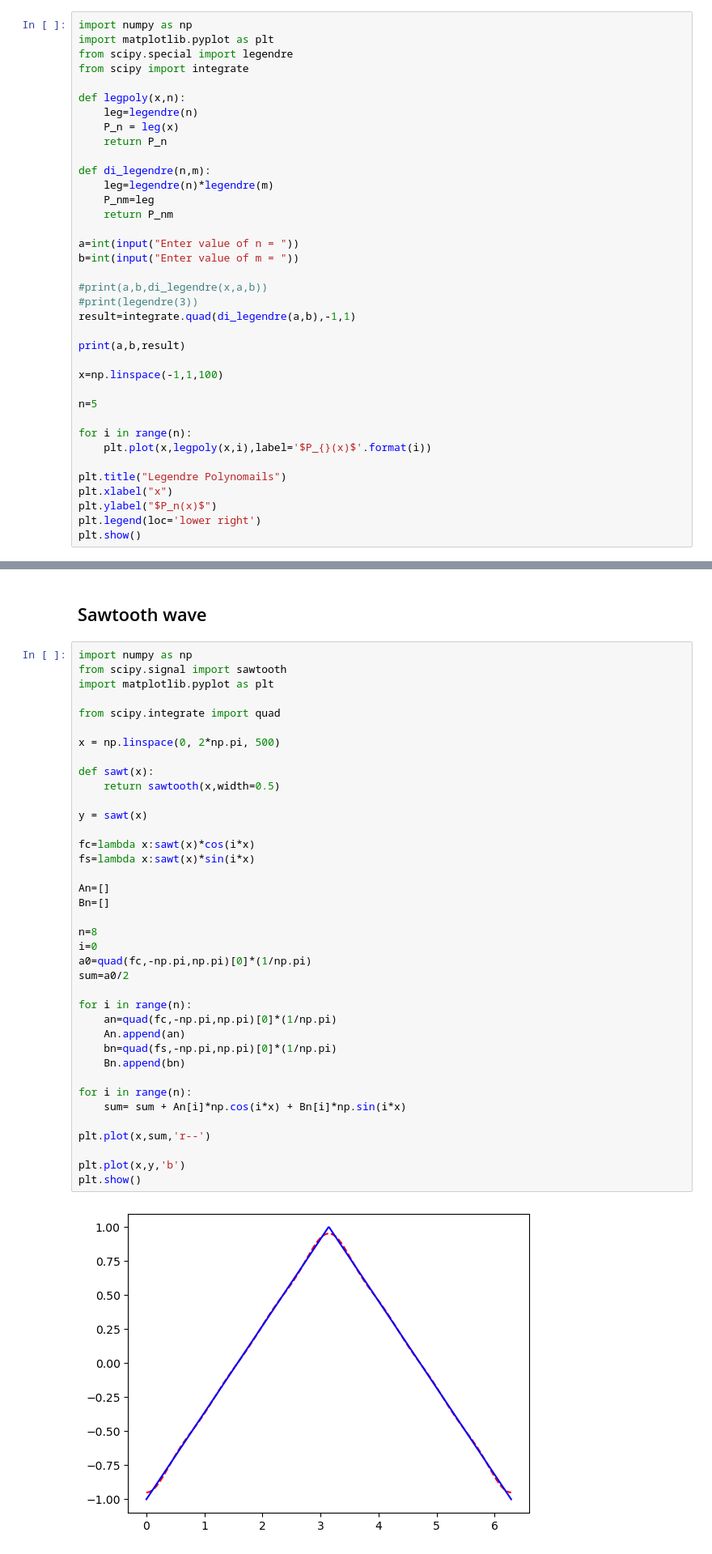
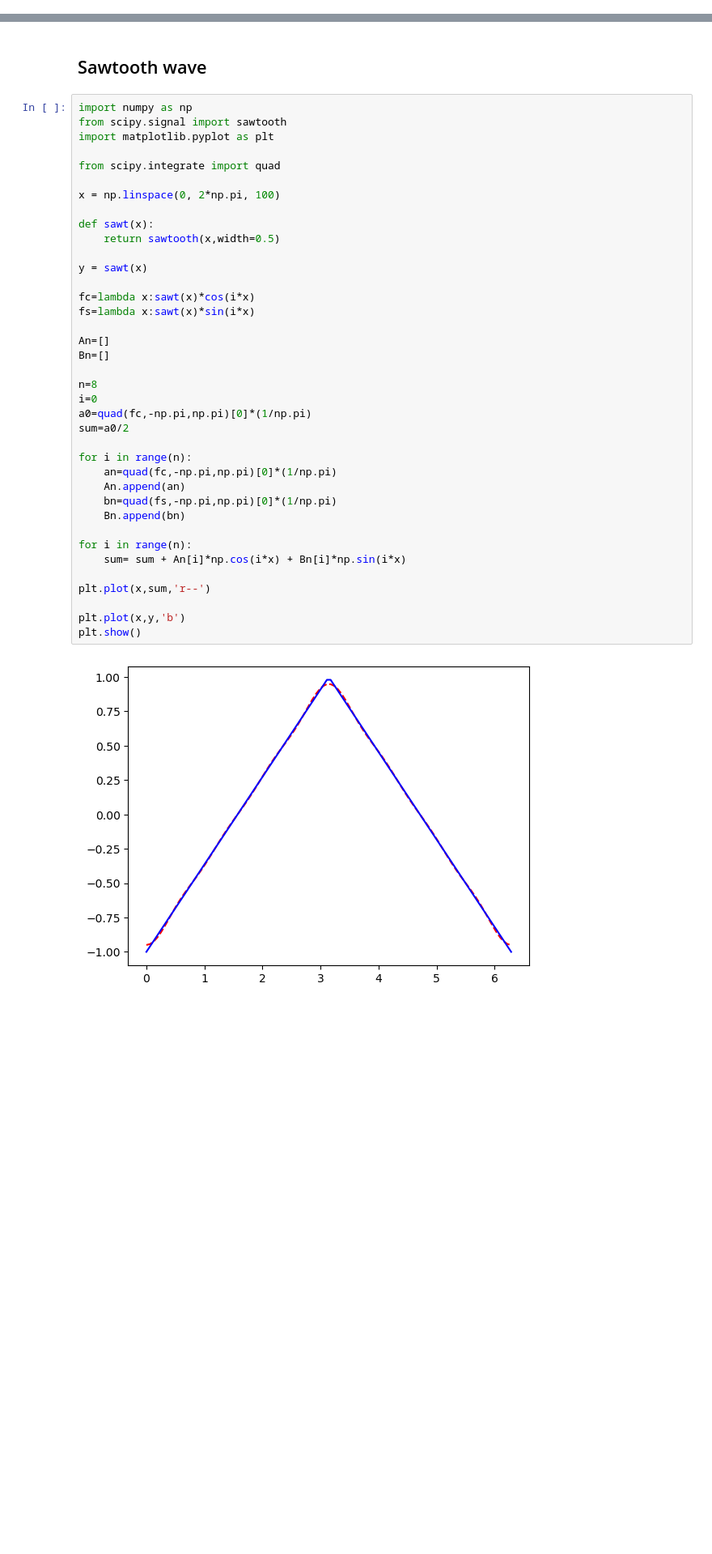
Before and after one commit to navgaur/Mathematical-Physics-III, a Jupyter notebook: Fourier.ipynb, the cells around one changed output, grey strips where cells are left out. Shown at 81% size. Cells and saved outputs as stored; diff of their text form; blank space fills up the shorter version.

```diff
--- a/Fourier.ipynb
+++ b/Fourier.ipynb
@@ -304,37 +0,0 @@ print(legen(1,1))
-# %%
-import numpy as np
-import matplotlib.pyplot as plt
-from scipy.special import legendre
-from scipy import integrate
-
-def legpoly(x,n):
-    leg=legendre(n)
-    P_n = leg(x)
-    return P_n
-
-def di_legendre(n,m):
-    leg=legendre(n)*legendre(m)
-    P_nm=leg
-    return P_nm
-
-a=int(input("Enter value of n = "))
-b=int(input("Enter value of m = "))
-
-#print(a,b,di_legendre(x,a,b))
-#print(legendre(3))
-result=integrate.quad(di_legendre(a,b),-1,1)
-
-print(a,b,result)
-
-x=np.linspace(-1,1,100)
-
-n=5
-
-for i in range(n):
-    plt.plot(x,legpoly(x,i),label='$P_{}(x)$'.format(i))
-
-plt.title("Legendre Polynomails")
-plt.xlabel("x")
-plt.ylabel("$P_n(x)$")
-plt.legend(loc='lower right')
-plt.show()
@@ -421,39 +76,39 @@ import matplotlib.pyplot as plt
 
 from scipy.integrate import quad
 
-x = np.linspace(0, 2*np.pi, 500)
+x = np.linspace(0, 2*np.pi, 100)
 
 def sawt(x):
     return sawtooth(x,width=0.5)
 
 y = sawt(x)
 
 fc=lambda x:sawt(x)*cos(i*x)
 fs=lambda x:sawt(x)*sin(i*x)
 
 An=[]
 Bn=[]
 
 n=8
 i=0
 a0=quad(fc,-np.pi,np.pi)[0]*(1/np.pi)
 sum=a0/2
 
 for i in range(n):
     an=quad(fc,-np.pi,np.pi)[0]*(1/np.pi)
     An.append(an)
     bn=quad(fs,-np.pi,np.pi)[0]*(1/np.pi)
     Bn.append(bn)
 
 for i in range(n):
     sum= sum + An[i]*np.cos(i*x) + Bn[i]*np.sin(i*x)
 
 plt.plot(x,sum,'r--')
 
 plt.plot(x,y,'b')
 plt.show()
 # %% [output]
-[figure, old version]
+[figure, new version]
 # %% [markdown]
 ## Half wave rectifier
 # %%
```
Also changed, not shown: parts of 16 cells of this notebook.
